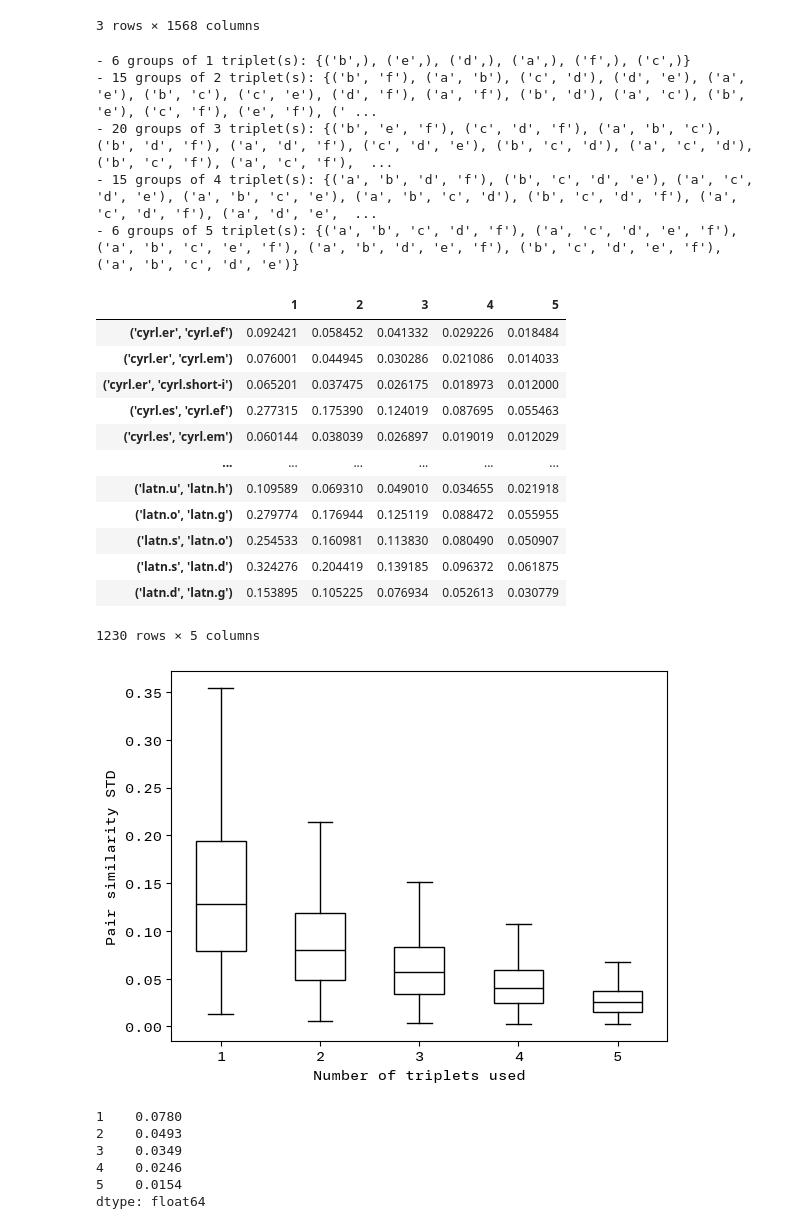
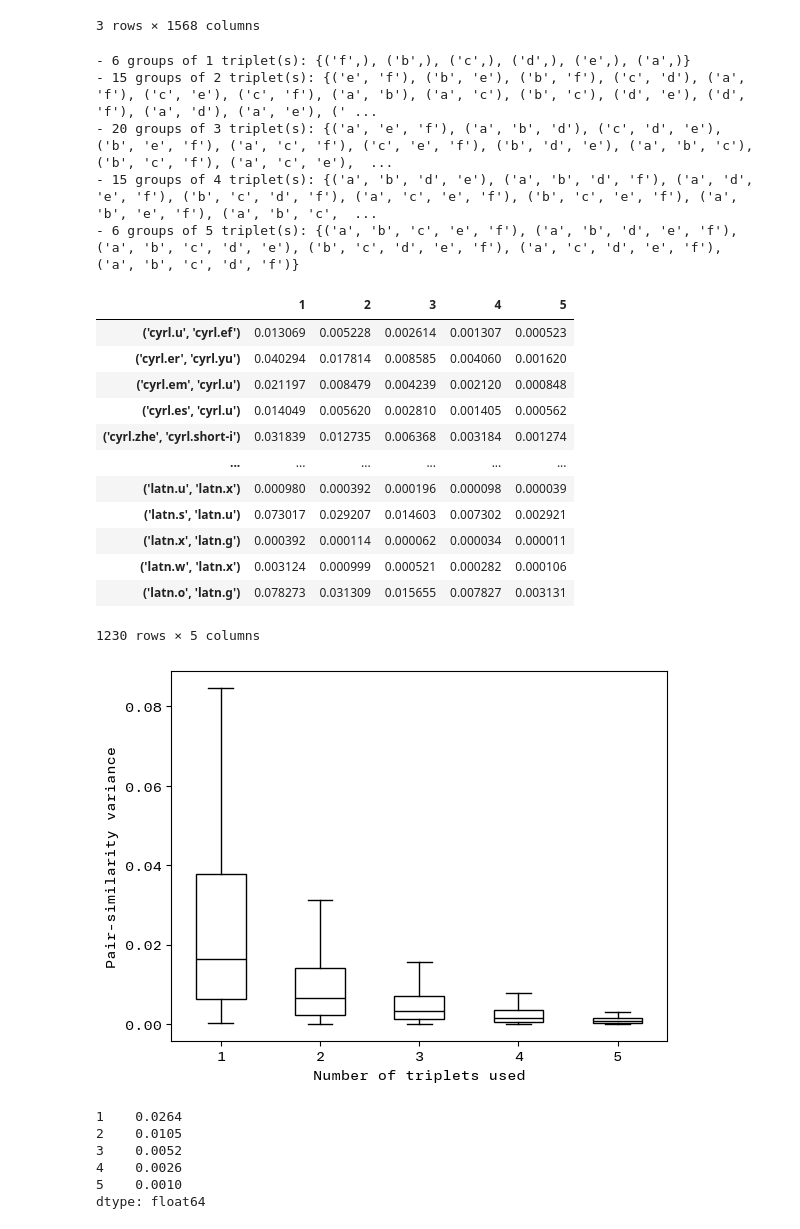
Before and after one commit to MrBrezina/context-sensitive-visual-similarity, a Jupyter notebook: data/effect-of-context.ipynb, the cells around one changed output. Cells and saved outputs as stored; diff of their text form; code cells hidden in the pictures.

Commit message:
Effect of context: using variance instead of STD

```diff
--- a/data/effect-of-context.ipynb
+++ b/data/effect-of-context.ipynb
@@ -73,52 +73,54 @@ for script in all_scripts:
 
       # get STD for different groupings and aggregations of triplets
       if a != []:
-        std = [np.std([np.mean(x) for x in set(combinations(a, n))]) for n in GROUPINGS]
-        results.loc[str(pair)] = std
+        #std = [np.std([np.mean(x) for x in set(combinations(a, n))]) for n in GROUPINGS]
+        #results.loc[str(pair)] = std
+        var = [np.var([np.mean(x) for x in set(combinations(a, n))]) for n in GROUPINGS]
+        results.loc[str(pair)] = var
 display(results)
 # %% [output]
-- 6 groups of 1 triplet(s): {('b',), ('e',), ('d',), ('a',), ('f',), ('c',)}
-- 15 groups of 2 triplet(s): {('b', 'f'), ('a', 'b'), ('c', 'd'), ('d', 'e'), ('a', 'e'), ('b', 'c'), ('c', 'e'), ('d', 'f'), ('a', 'f'), ('b', 'd'), ('a', 'c'), ('b', 'e'), ('c', 'f'), ('e', 'f'), (' ...
-- 20 groups of 3 triplet(s): {('b', 'e', 'f'), ('c', 'd', 'f'), ('a', 'b', 'c'), ('b', 'd', 'f'), ('a', 'd', 'f'), ('c', 'd', 'e'), ('b', 'c', 'd'), ('a', 'c', 'd'), ('b', 'c', 'f'), ('a', 'c', 'f'),  ...
-- 15 groups of 4 triplet(s): {('a', 'b', 'd', 'f'), ('b', 'c', 'd', 'e'), ('a', 'c', 'd', 'e'), ('a', 'b', 'c', 'e'), ('a', 'b', 'c', 'd'), ('b', 'c', 'd', 'f'), ('a', 'c', 'd', 'f'), ('a', 'd', 'e',  ...
-- 6 groups of 5 triplet(s): {('a', 'b', 'c', 'd', 'f'), ('a', 'c', 'd', 'e', 'f'), ('a', 'b', 'c', 'e', 'f'), ('a', 'b', 'd', 'e', 'f'), ('b', 'c', 'd', 'e', 'f'), ('a', 'b', 'c', 'd', 'e')}
+- 6 groups of 1 triplet(s): {('f',), ('b',), ('c',), ('d',), ('e',), ('a',)}
+- 15 groups of 2 triplet(s): {('e', 'f'), ('b', 'e'), ('b', 'f'), ('c', 'd'), ('a', 'f'), ('c', 'e'), ('c', 'f'), ('a', 'b'), ('a', 'c'), ('b', 'c'), ('d', 'e'), ('d', 'f'), ('a', 'd'), ('a', 'e'), (' ...
+- 20 groups of 3 triplet(s): {('a', 'e', 'f'), ('a', 'b', 'd'), ('c', 'd', 'e'), ('b', 'e', 'f'), ('a', 'c', 'f'), ('c', 'e', 'f'), ('b', 'd', 'e'), ('a', 'b', 'c'), ('b', 'c', 'f'), ('a', 'c', 'e'),  ...
+- 15 groups of 4 triplet(s): {('a', 'b', 'd', 'e'), ('a', 'b', 'd', 'f'), ('a', 'd', 'e', 'f'), ('b', 'c', 'd', 'f'), ('a', 'c', 'e', 'f'), ('b', 'c', 'e', 'f'), ('a', 'b', 'e', 'f'), ('a', 'b', 'c',  ...
+- 6 groups of 5 triplet(s): {('a', 'b', 'c', 'e', 'f'), ('a', 'b', 'd', 'e', 'f'), ('a', 'b', 'c', 'd', 'e'), ('b', 'c', 'd', 'e', 'f'), ('a', 'c', 'd', 'e', 'f'), ('a', 'b', 'c', 'd', 'f')}
 |  | 1 | 2 | 3 | 4 | 5 |
-| ('cyrl.er', 'cyrl.ef') | 0.092421 | 0.058452 | 0.041332 | 0.029226 | 0.018484 |
-| ('cyrl.er', 'cyrl.em') | 0.076001 | 0.044945 | 0.030286 | 0.021086 | 0.014033 |
-| ('cyrl.er', 'cyrl.short-i') | 0.065201 | 0.037475 | 0.026175 | 0.018973 | 0.012000 |
-| ('cyrl.es', 'cyrl.ef') | 0.277315 | 0.175390 | 0.124019 | 0.087695 | 0.055463 |
-| ('cyrl.es', 'cyrl.em') | 0.060144 | 0.038039 | 0.026897 | 0.019019 | 0.012029 |
+| ('cyrl.u', 'cyrl.ef') | 0.013069 | 0.005228 | 0.002614 | 0.001307 | 0.000523 |
+| ('cyrl.er', 'cyrl.yu') | 0.040294 | 0.017814 | 0.008585 | 0.004060 | 0.001620 |
+| ('cyrl.em', 'cyrl.u') | 0.021197 | 0.008479 | 0.004239 | 0.002120 | 0.000848 |
+| ('cyrl.es', 'cyrl.u') | 0.014049 | 0.005620 | 0.002810 | 0.001405 | 0.000562 |
+| ('cyrl.zhe', 'cyrl.short-i') | 0.031839 | 0.012735 | 0.006368 | 0.003184 | 0.001274 |
 | ... | ... | ... | ... | ... | ... |
-| ('latn.u', 'latn.h') | 0.109589 | 0.069310 | 0.049010 | 0.034655 | 0.021918 |
-| ('latn.o', 'latn.g') | 0.279774 | 0.176944 | 0.125119 | 0.088472 | 0.055955 |
-| ('latn.s', 'latn.o') | 0.254533 | 0.160981 | 0.113830 | 0.080490 | 0.050907 |
-| ('latn.s', 'latn.d') | 0.324276 | 0.204419 | 0.139185 | 0.096372 | 0.061875 |
-| ('latn.d', 'latn.g') | 0.153895 | 0.105225 | 0.076934 | 0.052613 | 0.030779 |
+| ('latn.u', 'latn.x') | 0.000980 | 0.000392 | 0.000196 | 0.000098 | 0.000039 |
+| ('latn.s', 'latn.u') | 0.073017 | 0.029207 | 0.014603 | 0.007302 | 0.002921 |
+| ('latn.x', 'latn.g') | 0.000392 | 0.000114 | 0.000062 | 0.000034 | 0.000011 |
+| ('latn.w', 'latn.x') | 0.003124 | 0.000999 | 0.000521 | 0.000282 | 0.000106 |
+| ('latn.o', 'latn.g') | 0.078273 | 0.031309 | 0.015655 | 0.007827 | 0.003131 |
 1230 rows × 5 columns
 # %%
 # Plot the STDs of all GPSMs against the size of the context (number of triplets used)
 
 boxplot = results.plot(kind="box",
                        patch_artist=True,
                        showfliers=False,
                        boxprops=dict(facecolor="white", color=COL),
                        color=box_colors,
                        xlabel='Number of triplets used',
-                       ylabel='Pair similarity STD',
+                       ylabel='Pair-similarity variance',
                        ).get_figure()
 boxplot.savefig("graphics/effect-of-context_box-plots.pdf", bbox_inches="tight")
 # %% [output]
-[figure, old version]
+[figure, new version]
 # %%
 # Standard deviations
 # for different context sizes
 results.std().round(4)
 # %% [output]
-1    0.0780
-2    0.0493
-3    0.0349
-4    0.0246
-5    0.0154
+1    0.0264
+2    0.0105
+3    0.0052
+4    0.0026
+5    0.0010
 dtype: float64
 # %%
 # Standard errors of the mean
```
Also changed, not shown: parts of 1 cell of this notebook, 1 other file.
